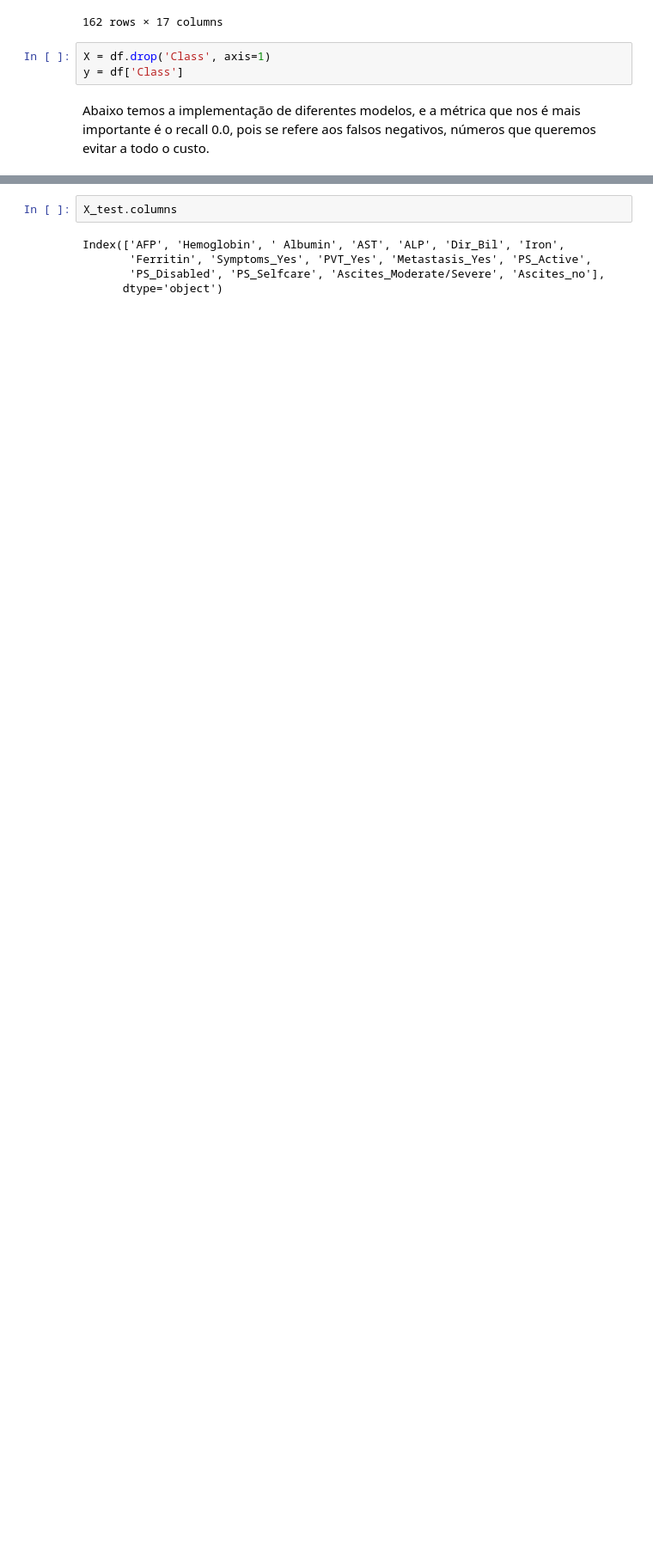
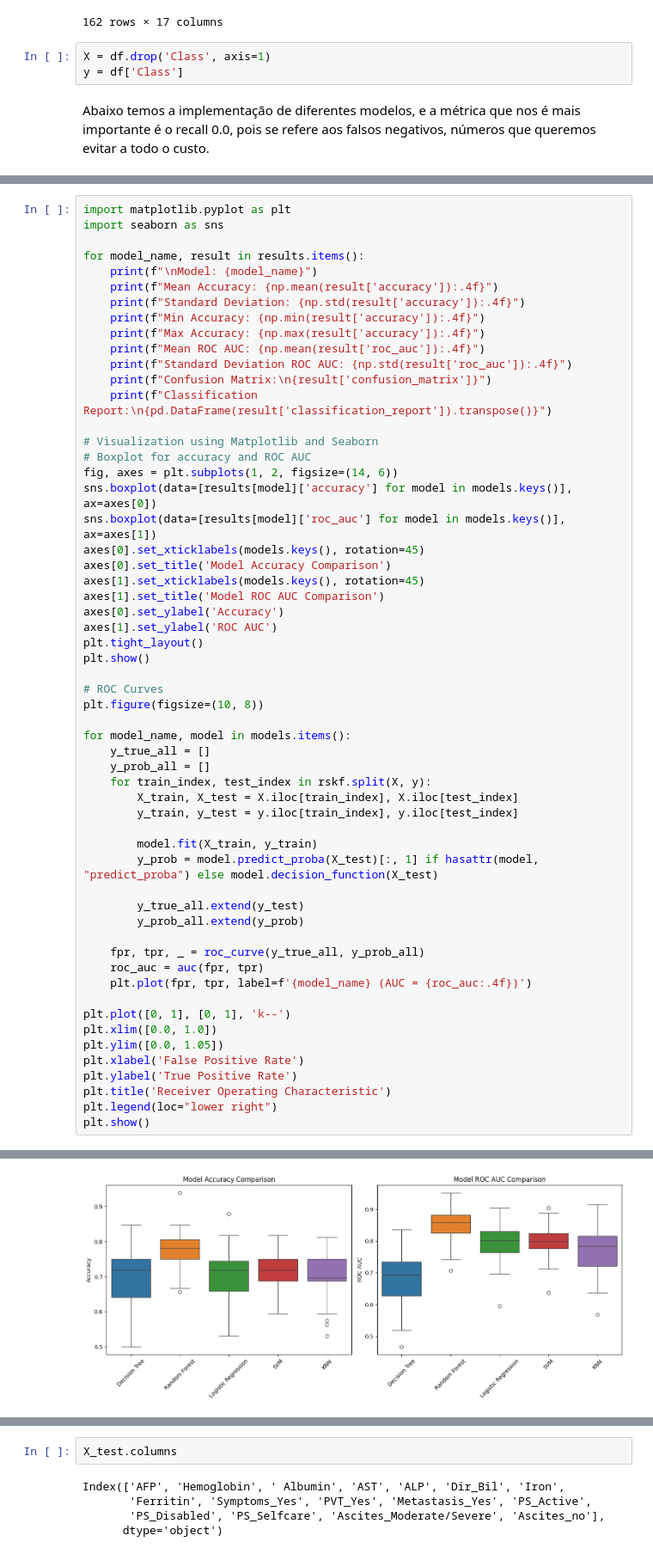
Before and after one commit to abrunhosa16/data_science_project_eicd, a Jupyter notebook: main.ipynb, the cells around one changed output, grey strips where cells are left out. Shown at 86% size. Saved outputs shown, nothing was run; the diff lists cells and outputs as text; blank space fills up the shorter version.

```diff
--- a/main.ipynb
+++ b/main.ipynb
@@ -576,0 +505,58 @@ weighted avg   0.701409  0.703086  0.702128  1620.000000
+# %%
+import matplotlib.pyplot as plt
+import seaborn as sns
+
+for model_name, result in results.items():
+    print(f"\nModel: {model_name}")
+    print(f"Mean Accuracy: {np.mean(result['accuracy']):.4f}")
+    print(f"Standard Deviation: {np.std(result['accuracy']):.4f}")
+    print(f"Min Accuracy: {np.min(result['accuracy']):.4f}")
+    print(f"Max Accuracy: {np.max(result['accuracy']):.4f}")
+    print(f"Mean ROC AUC: {np.mean(result['roc_auc']):.4f}")
+    print(f"Standard Deviation ROC AUC: {np.std(result['roc_auc']):.4f}")
+    print(f"Confusion Matrix:\n{result['confusion_matrix']}")
+    print(f"Classification Report:\n{pd.DataFrame(result['classification_report']).transpose()}")
+
+# Visualization using Matplotlib and Seaborn
+# Boxplot for accuracy and ROC AUC
+fig, axes = plt.subplots(1, 2, figsize=(14, 6))
+sns.boxplot(data=[results[model]['accuracy'] for model in models.keys()], ax=axes[0])
+sns.boxplot(data=[results[model]['roc_auc'] for model in models.keys()], ax=axes[1])
+axes[0].set_xticklabels(models.keys(), rotation=45)
+axes[0].set_title('Model Accuracy Comparison')
+axes[1].set_xticklabels(models.keys(), rotation=45)
+axes[1].set_title('Model ROC AUC Comparison')
+axes[0].set_ylabel('Accuracy')
+axes[1].set_ylabel('ROC AUC')
+plt.tight_layout()
+plt.show()
+
+# ROC Curves
+plt.figure(figsize=(10, 8))
+
+for model_name, model in models.items():
+    y_true_all = []
+    y_prob_all = []
+    for train_index, test_index in rskf.split(X, y):
+        X_train, X_test = X.iloc[train_index], X.iloc[test_index]
+        y_train, y_test = y.iloc[train_index], y.iloc[test_index]
+
+        model.fit(X_train, y_train)
+        y_prob = model.predict_proba(X_test)[:, 1] if hasattr(model, "predict_proba") else model.decision_function(X_test)
+
+        y_true_all.extend(y_test)
+        y_prob_all.extend(y_prob)
+
+    fpr, tpr, _ = roc_curve(y_true_all, y_prob_all)
+    roc_auc = auc(fpr, tpr)
+    plt.plot(fpr, tpr, label=f'{model_name} (AUC = {roc_auc:.4f})')
+
+plt.plot([0, 1], [0, 1], 'k--')
+plt.xlim([0.0, 1.0])
+plt.ylim([0.0, 1.05])
+plt.xlabel('False Positive Rate')
+plt.ylabel('True Positive Rate')
+plt.title('Receiver Operating Characteristic')
+plt.legend(loc="lower right")
+plt.show()
+# %% [output]
@@ -576,0 +580 @@ weighted avg   0.701409  0.703086  0.702128  1620.000000
+[figure, added]
```
Also changed, not shown: parts of 10 cells of this notebook.
